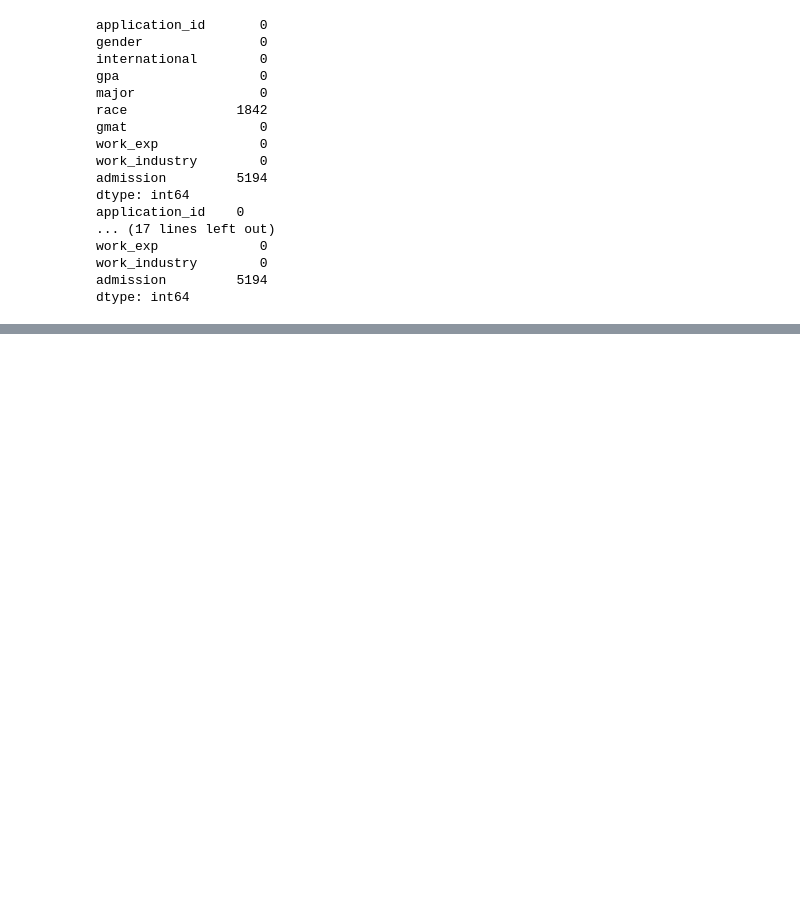
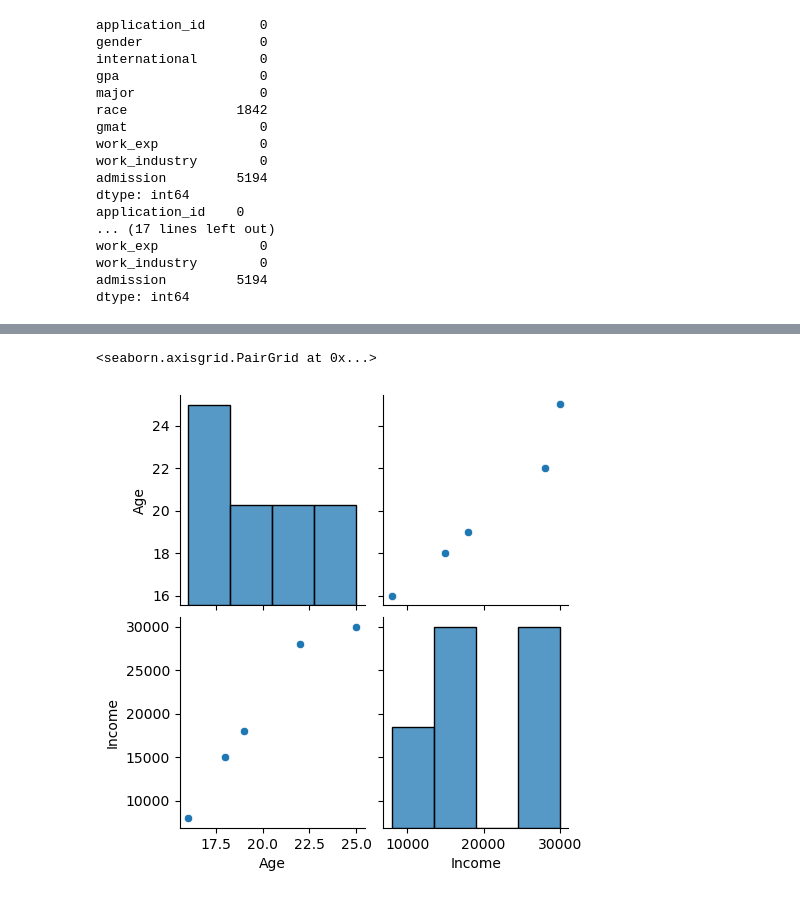
Before and after one commit to Amandaasharonpj/AI-Development-Bootcamp-and-Certification, a Jupyter notebook: Day Two_Exploratory Data Analysis (EDA)/Code.ipynb, the cells around one changed output, grey strips where cells are left out. Cells and saved outputs as stored; diff of their text form; code cells hidden in the pictures; blank space fills up the shorter version.

```diff
--- a/Day Two_Exploratory Data Analysis (EDA)/Code.ipynb
+++ b/Day Two_Exploratory Data Analysis (EDA)/Code.ipynb
@@ -101,0 +170,5 @@ KeyError: "None of [Index(['Gender', 'Purchased'], dtype='object')] are in the [
+# %%
+sns.pairplot(data3[['Age', 'Income', 'Gender']])
+# %% [output]
+<seaborn.axisgrid.PairGrid at 0x...>
+[figure, added]
```
Also changed, not shown: parts of 15 cells of this notebook, 4 other files.
